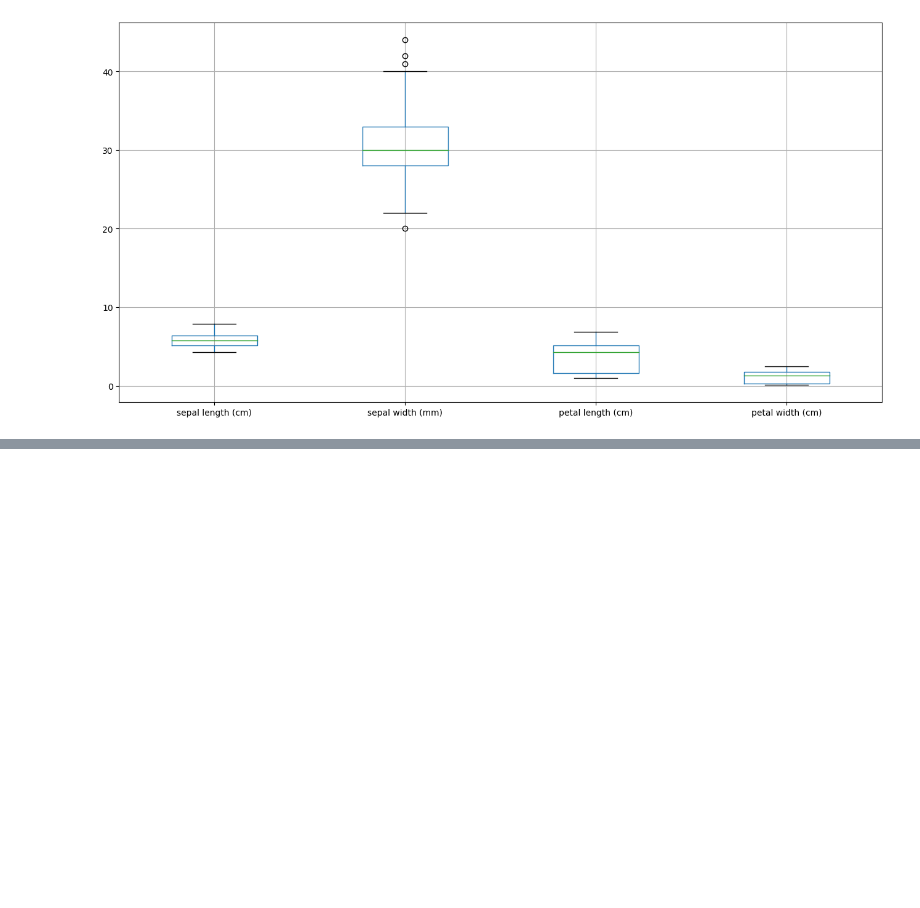
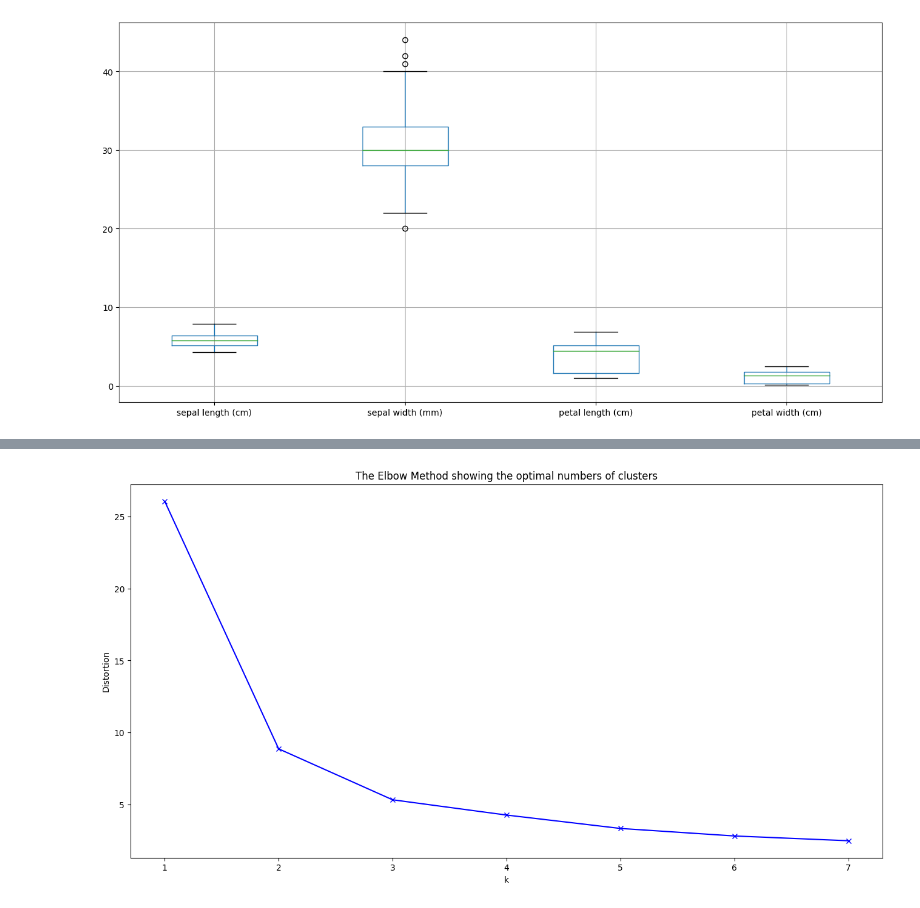
Before and after one commit to GPul88/Datacademy, a Jupyter notebook: Modules/M4_ML/src/main.ipynb, the cells around one changed output, grey strips where cells are left out. Cells and saved outputs as stored; diff of their text form; code cells hidden in the pictures; blank space fills up the shorter version.

```diff
--- a/Modules/M4_ML/src/main.ipynb
+++ b/Modules/M4_ML/src/main.ipynb
@@ -623,0 +529,7 @@ weighted avg       0.95      0.95      0.95        38
+# %%
+# Execute preprocessing steps that require human intervention.
+func.iris['sepal width (mm)'] = func.iris['sepal width (mm)'].apply(lambda x: x/10)
+func.iris = func.iris.rename(columns={'sepal width (mm)':'sepal width (cm)'})
+func.remove_0_in_outlier(outlier_value=actual_outlier)
+func.iris = func.iris.drop(['petal width (cm)'], axis=1)
+func.iris.head()
@@ -623,0 +665,5 @@ weighted avg       0.95      0.95      0.95        38
+# %%
+# Retrieve unsupervised dataset and remove k_means
+unsupervised_iris = func.get_unsupervised_dataset()
+unsupervised_iris.drop('k_means', axis=1, inplace=True)
+unsupervised_iris.head()
@@ -623,0 +693,20 @@ weighted avg       0.95      0.95      0.95        38
+# %%
+import matplotlib.pyplot as plt
+
+WithinClusterVariation = []
+for k in range(1,8):
+    kmean_model = KMeans(n_clusters=k, random_state=0)
+    kmean_model.fit(unsupervised_iris)
+    WithinClusterVariation.append(kmean_model.inertia_)
+
+def plot_clusters(K, WCV):
+    plt.figure(figsize=(16,8))
+    plt.plot(K, WCV, 'bx-')
+    plt.xlabel('k')
+    plt.ylabel('Distortion')
+    plt.title('The Elbow Method showing the optimal numbers of clusters')
+    plt.show()
+
+plot_clusters(K=range(1,8), WCV=WithinClusterVariation)
+# %% [output]
+[figure, added]
```
Also changed, not shown: parts of 78 cells of this notebook, 1 other file.
